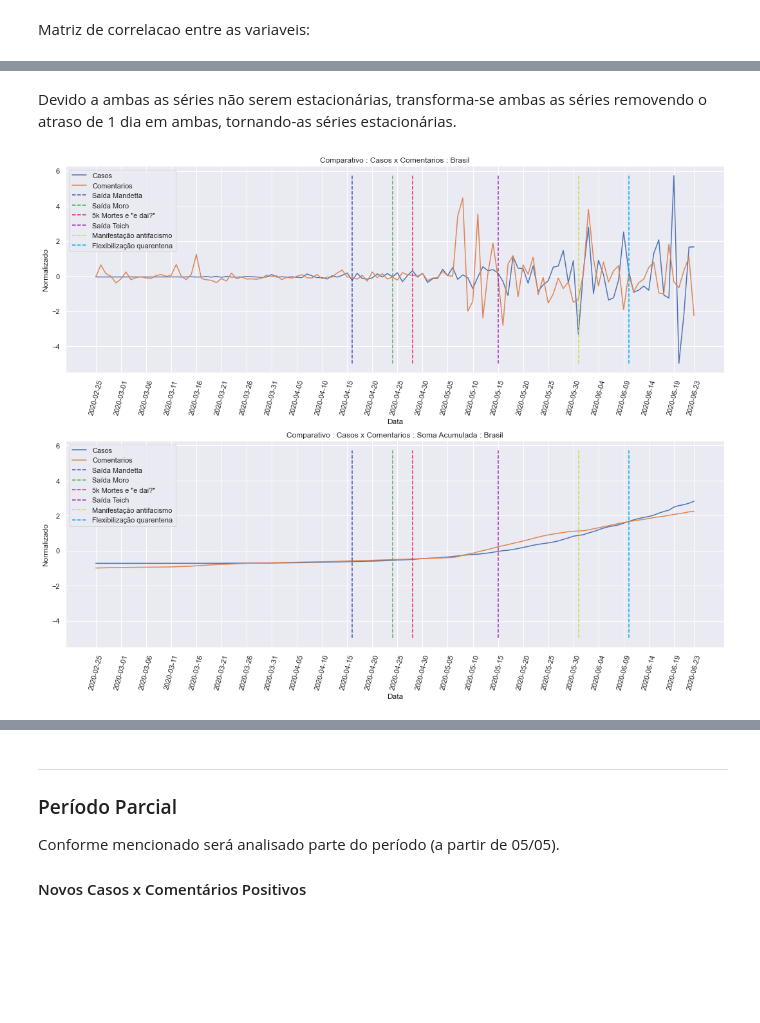
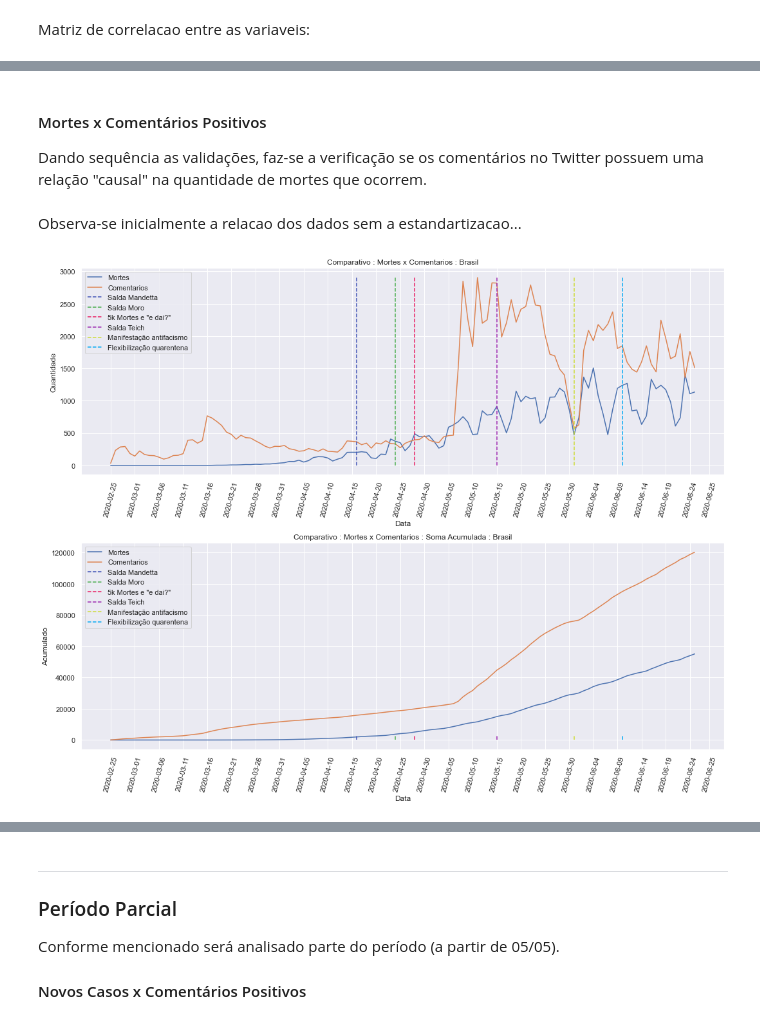
Before and after one commit to rdenadai/Covid19-Twitter-Tracker, a Jupyter notebook: code/notebooks/ValidarCausalidade.ipynb, the cells around one changed output, grey strips where cells are left out. Saved outputs shown, nothing was run; the diff lists cells and outputs as text; code cells hidden in the pictures; blank space fills up the shorter version.

```diff
--- a/code/notebooks/ValidarCausalidade.ipynb
+++ b/code/notebooks/ValidarCausalidade.ipynb
@@ -207,7 +217,7 @@ def gerar_graficos(x1, x2, datas, columns, steps=5, stationary=False):
     plt.show()
     return x1_scale, x2_scale
 # %%
-df_covid = pd.read_csv("https://raw.githubusercontent.com/rdenadai/covid19statistics/master/data/covid-19/brazil/cases-brazil-cities-time-2020-06-24.csv")
+df_covid = pd.read_csv("https://raw.githubusercontent.com/rdenadai/covid19statistics/master/data/covid-19/brazil/cases-brazil-cities-time-2020-06-26.csv")
 # print(df_covid.columns)
 # %%
 df_covid = df_covid.drop(df_covid.index[df_covid["state"] == "TOTAL"])
@@ -280,12 +290,12 @@ for idx, row in covid_data.iterrows():
         df_merged.append(list(row.to_numpy()) + [int(found["count"])])
 df_merged = pd.DataFrame(df_merged, columns=["date", "newCases", "newDeaths", "numComments"])
 
-df_merged['stationary_newCases'] = df_merged['newCases'] - df_merged['newCases'].shift(1)
-df_merged['stationary_newDeaths'] = df_merged['newDeaths'] - df_merged['newDeaths'].shift(1)
-df_merged['stationary_numComments'] = df_merged['numComments'] - df_merged['numComments'].shift(1)
-df_merged['stationary_newCases'] = df_merged['stationary_newCases'].replace([np.inf, -np.inf, np.nan], 0)
-df_merged['stationary_numComments'] = df_merged['stationary_numComments'].replace([np.inf, -np.inf, np.nan], 0)
-df_merged['stationary_newDeaths'] = df_merged['stationary_newDeaths'].replace([np.inf, -np.inf, np.nan], 0)
+# df_merged['stationary_newCases'] = df_merged['newCases'] - df_merged['newCases'].shift(1)
+# df_merged['stationary_newDeaths'] = df_merged['newDeaths'] - df_merged['newDeaths'].shift(1)
+# df_merged['stationary_numComments'] = df_merged['numComments'] - df_merged['numComments'].shift(1)
+# df_merged['stationary_newCases'] = df_merged['stationary_newCases'].replace([np.inf, -np.inf, np.nan], 0)
+# df_merged['stationary_numComments'] = df_merged['stationary_numComments'].replace([np.inf, -np.inf, np.nan], 0)
+# df_merged['stationary_newDeaths'] = df_merged['stationary_newDeaths'].replace([np.inf, -np.inf, np.nan], 0)
 
 datas = df_merged["date"].to_numpy()
 # %% [markdown]
@@ -349,6 +348,10 @@ Test statistic Critical value p-value df
-# %% [markdown]
-Devido a ambas as séries não serem estacionárias, transforma-se ambas as séries removendo o atraso de 1 dia em ambas, tornando-as séries estacionárias.
+# %% [markdown]
+#### Mortes x Comentários Positivos
+
+Dando sequência as validações, faz-se a verificação se os comentários no Twitter possuem uma relação "causal" na quantidade de mortes que ocorrem.
+# %% [markdown]
+Observa-se inicialmente a relacao dos dados sem a estandartizacao...
 # %%
-x1, x2 = gerar_graficos(df_merged["stationary_newCases"], df_merged["stationary_numComments"], datas, ["Casos", "Comentarios"], stationary=True)
+ x1, x2 = gerar_graficos(df_merged["newDeaths"], df_merged["numComments"], datas, ["Mortes", "Comentarios"], scale_data=False, cummulative=True)
 # %% [output]
-[figure, old version]
+[figure, new version]
```
Also changed, not shown: parts of 31 cells of this notebook, 5 other files.
